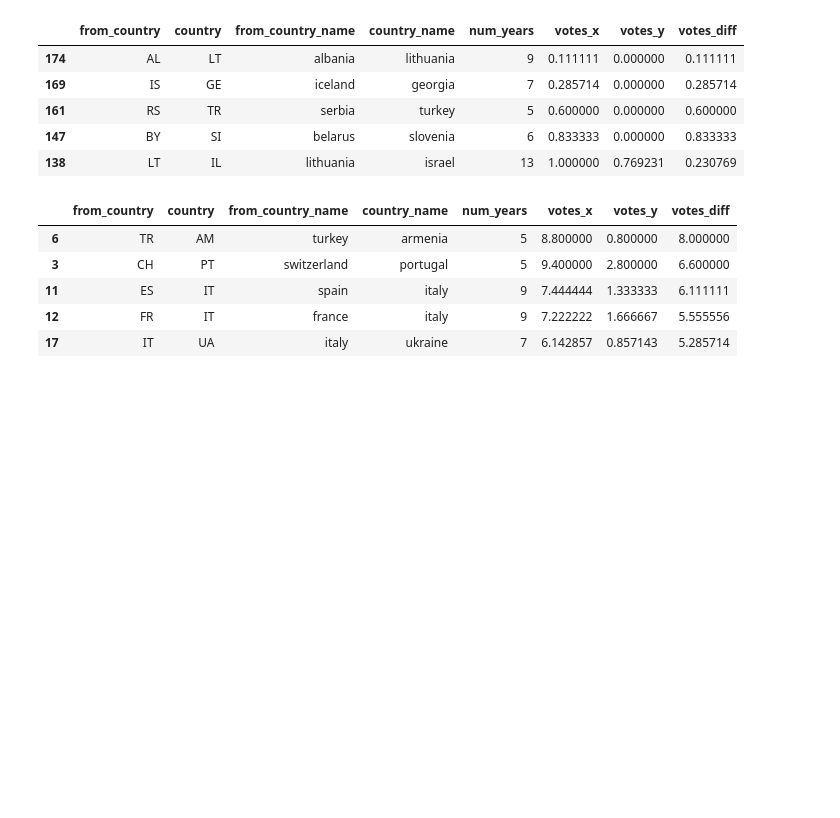
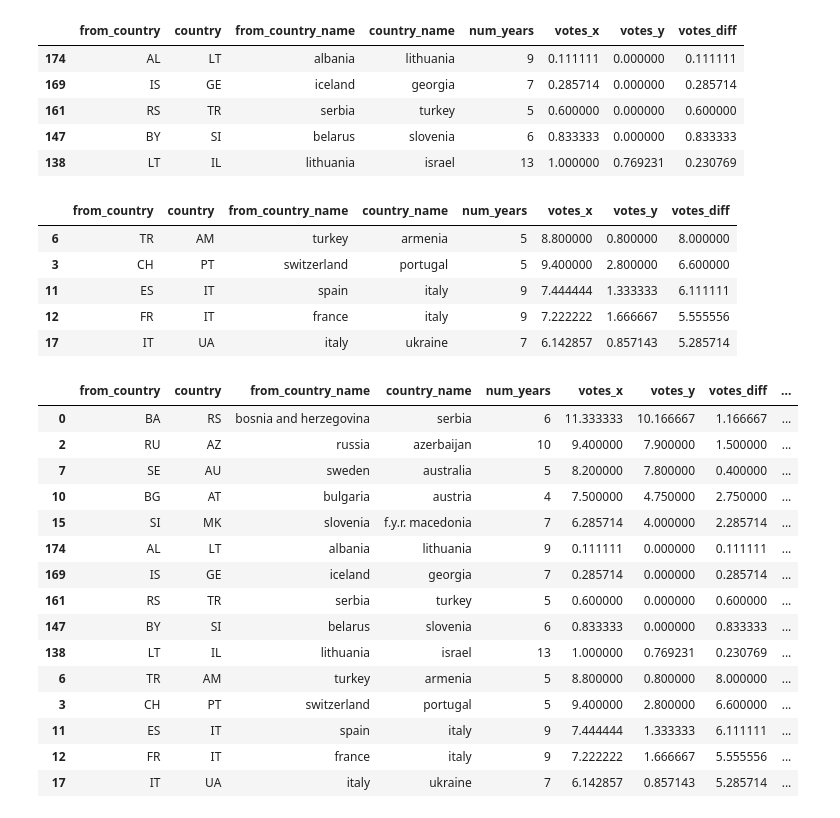
Before and after one commit to KatrionaGoldmann/Eurovision_TDS, a Jupyter notebook: eurovision/data_viz.ipynb, the cells around one changed output. Cells and saved outputs as stored; diff of their text form; code cells hidden in the pictures; blank space fills up the shorter version.

Commit message:
Draft relationship plot

```diff
--- a/eurovision/data_viz.ipynb
+++ b/eurovision/data_viz.ipynb
@@ -108,7 +108,8 @@ df3 = df3.drop(columns=['country_pair'])
 # high votes, low diff
 top_lovers = (df3
     .query('votes_diff < 3')
-    .sort_values('votes_x', ascending=False).head(5))
+    .sort_values('votes_x', ascending=False).head(5)
+)
 top_lovers
 # %% [output]
 |  | from_country | country | from_country_name | country_name | num_years | votes_x | votes_y | votes_diff |
@@ -140,3 +141,26 @@ top_unequals
 | 11 | ES | IT | spain | italy | 9 | 7.444444 | 1.333333 | 6.111111 |
 | 12 | FR | IT | france | italy | 9 | 7.222222 | 1.666667 | 5.555556 |
 | 17 | IT | UA | italy | ukraine | 7 | 6.142857 | 0.857143 | 5.285714 |
+# %%
+# combine top_lovers, top_haters and top_unequals into one df with a new column for type of relationship
+top_relationships = (pd.concat([top_lovers, top_haters, top_unequals]))
+# add group column first five rows are lovers, next five are haters, next five are unequals
+top_relationships['group'] = ['lovers'] * 5 + ['haters'] * 5 + ['unequals'] * 5
+top_relationships
+# %% [output]
+|  | from_country | country | from_country_name | country_name | num_years | votes_x | votes_y | votes_diff | ... |
+| 0 | BA | RS | bosnia and herzegovina | serbia | 6 | 11.333333 | 10.166667 | 1.166667 | ... |
+| 2 | RU | AZ | russia | azerbaijan | 10 | 9.400000 | 7.900000 | 1.500000 | ... |
+| 7 | SE | AU | sweden | australia | 5 | 8.200000 | 7.800000 | 0.400000 | ... |
+| 10 | BG | AT | bulgaria | austria | 4 | 7.500000 | 4.750000 | 2.750000 | ... |
+| 15 | SI | MK | slovenia | f.y.r. macedonia | 7 | 6.285714 | 4.000000 | 2.285714 | ... |
+| 174 | AL | LT | albania | lithuania | 9 | 0.111111 | 0.000000 | 0.111111 | ... |
+| 169 | IS | GE | iceland | georgia | 7 | 0.285714 | 0.000000 | 0.285714 | ... |
+| 161 | RS | TR | serbia | turkey | 5 | 0.600000 | 0.000000 | 0.600000 | ... |
+| 147 | BY | SI | belarus | slovenia | 6 | 0.833333 | 0.000000 | 0.833333 | ... |
+| 138 | LT | IL | lithuania | israel | 13 | 1.000000 | 0.769231 | 0.230769 | ... |
+| 6 | TR | AM | turkey | armenia | 5 | 8.800000 | 0.800000 | 8.000000 | ... |
+| 3 | CH | PT | switzerland | portugal | 5 | 9.400000 | 2.800000 | 6.600000 | ... |
+| 11 | ES | IT | spain | italy | 9 | 7.444444 | 1.333333 | 6.111111 | ... |
+| 12 | FR | IT | france | italy | 9 | 7.222222 | 1.666667 | 5.555556 | ... |
+| 17 | IT | UA | italy | ukraine | 7 | 6.142857 | 0.857143 | 5.285714 | ... |
```
Also changed, not shown: parts of 6 cells of this notebook, 4 other files.
